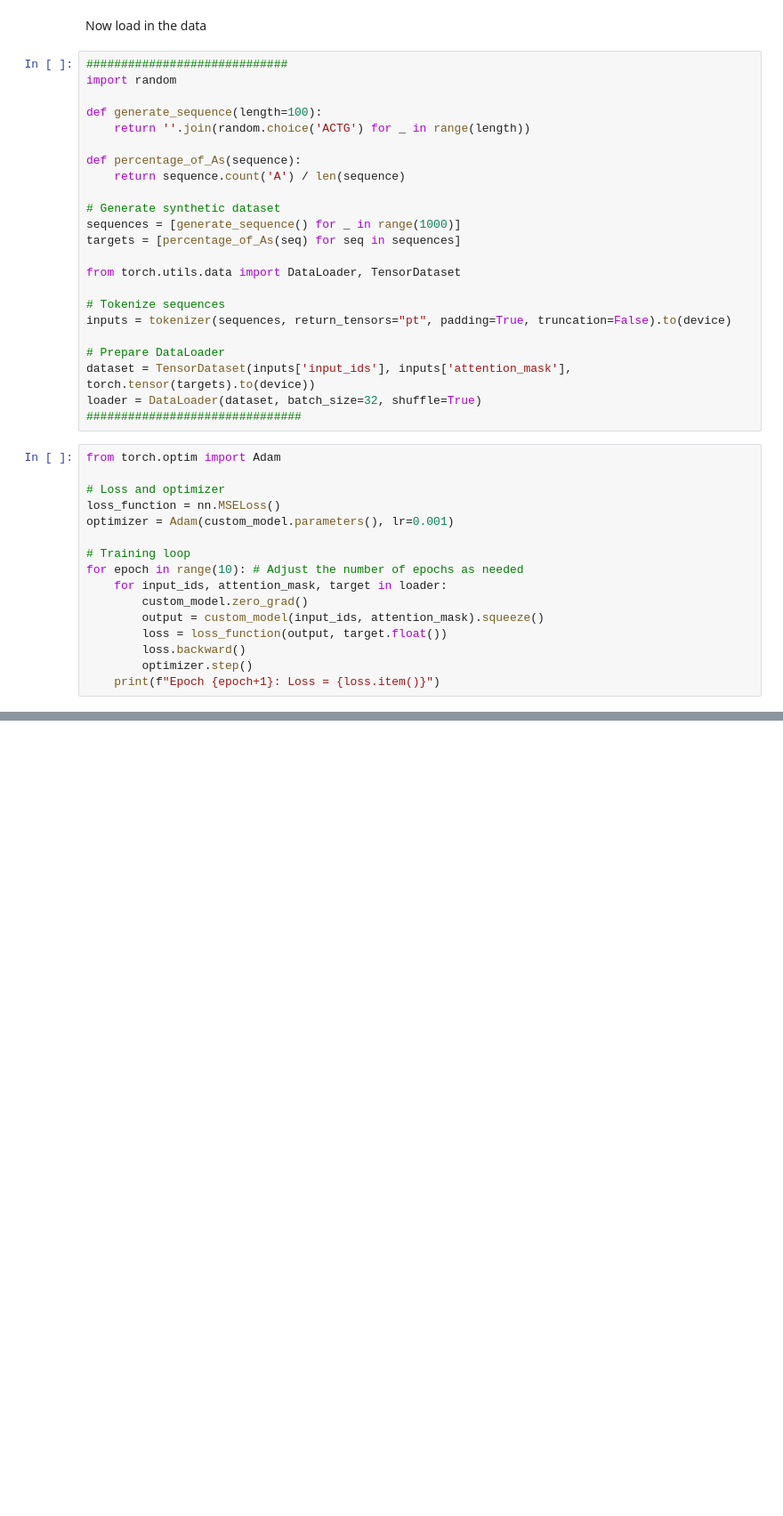
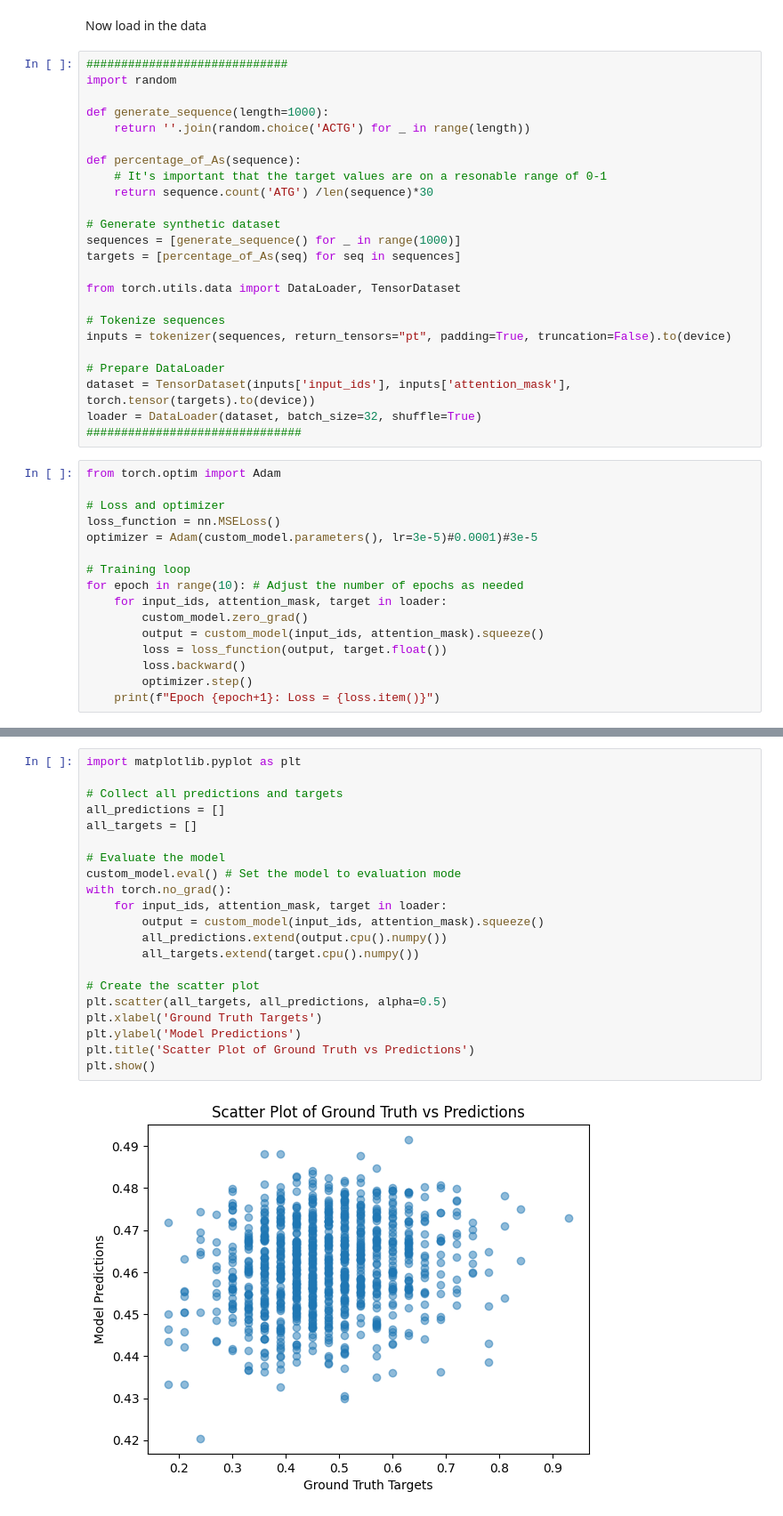
Before and after one commit to scottyler89/SynD_BERT, a Jupyter notebook: SynD_BERT_example.ipynb, the cells around one changed output, grey strips where cells are left out. Shown at 89% size. Drawn from its saved outputs; the diff is of its cells as text; blank space fills up the shorter version.

```diff
--- a/SynD_BERT_example.ipynb
+++ b/SynD_BERT_example.ipynb
@@ -97,11 +97,12 @@ Now load in the data
 #############################
 import random
 
-def generate_sequence(length=100):
+def generate_sequence(length=1000):
     return ''.join(random.choice('ACTG') for _ in range(length))
 
 def percentage_of_As(sequence):
-    return sequence.count('A') / len(sequence)
+    # It's important that the target values are on a resonable range of 0-1
+    return sequence.count('ATG') /len(sequence)*30
 
 # Generate synthetic dataset
 sequences = [generate_sequence() for _ in range(1000)]
@@ -121,7 +122,7 @@ from torch.optim import Adam
 
 # Loss and optimizer
 loss_function = nn.MSELoss()
-optimizer = Adam(custom_model.parameters(), lr=0.001)
+optimizer = Adam(custom_model.parameters(), lr=3e-5)#0.0001)#3e-5
 
 # Training loop
 for epoch in range(10): # Adjust the number of epochs as needed
@@ -145,0 +147,23 @@ Epoch 10: Loss = 0.001733626937493682
+# %%
+import matplotlib.pyplot as plt
+
+# Collect all predictions and targets
+all_predictions = []
+all_targets = []
+
+# Evaluate the model
+custom_model.eval() # Set the model to evaluation mode
+with torch.no_grad():
+    for input_ids, attention_mask, target in loader:
+        output = custom_model(input_ids, attention_mask).squeeze()
+        all_predictions.extend(output.cpu().numpy())
+        all_targets.extend(target.cpu().numpy())
+
+# Create the scatter plot
+plt.scatter(all_targets, all_predictions, alpha=0.5)
+plt.xlabel('Ground Truth Targets')
+plt.ylabel('Model Predictions')
+plt.title('Scatter Plot of Ground Truth vs Predictions')
+plt.show()
+# %% [output]
+[figure, added]
```
Also changed, not shown: parts of 4 cells of this notebook.
